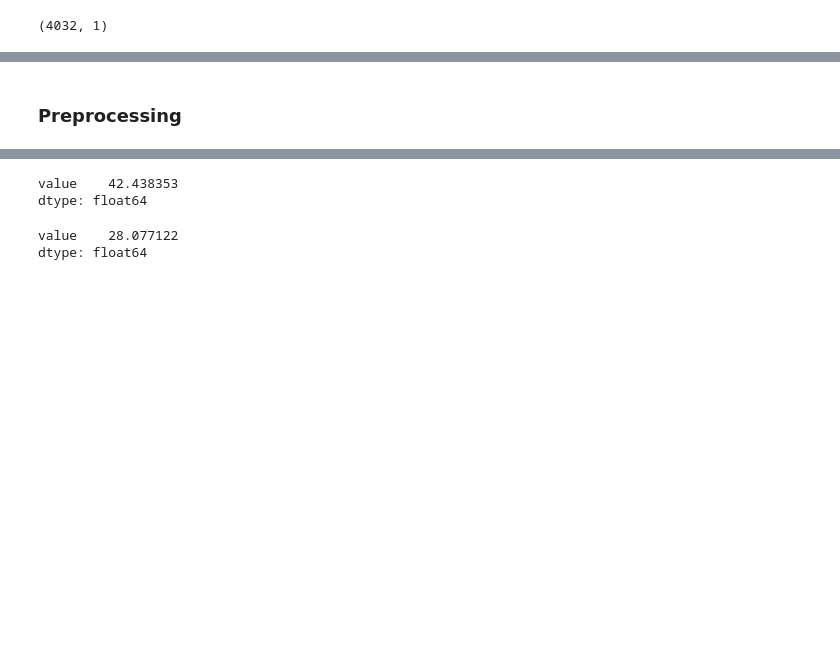
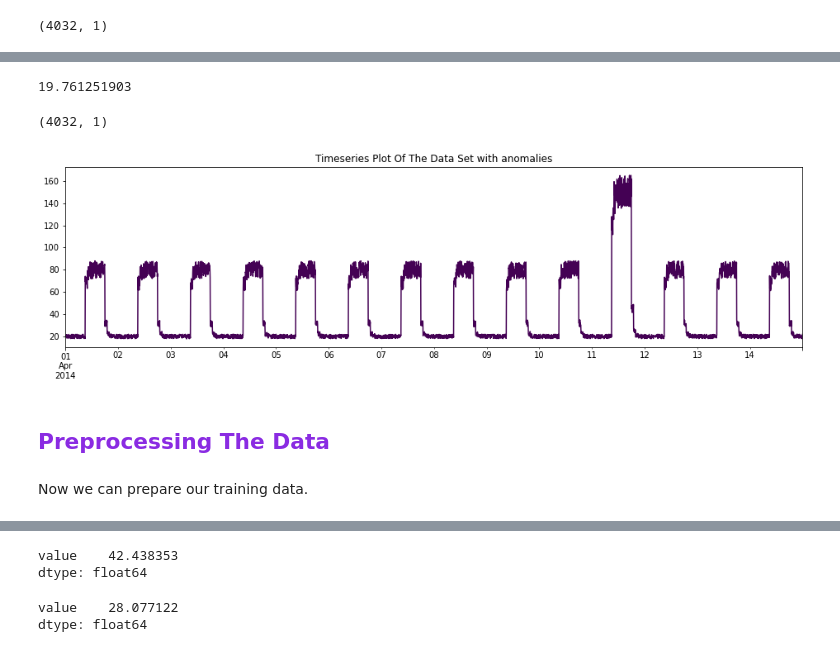
Before and after one commit to MegTully/ML-Stat-Assessment, a Jupyter notebook: Machine Learning Project.ipynb, the cells around one changed output, grey strips where cells are left out. Saved outputs shown, nothing was run; the diff lists cells and outputs as text; code cells hidden in the pictures; blank space fills up the shorter version.

```diff
--- a/Machine Learning Project.ipynb
+++ b/Machine Learning Project.ipynb
@@ -110,2 +158,25 @@ df_small_noise.plot(legend=False, ax=ax);
+# %%
+# # search for the first row of data and return the column 'values'
+df_daily_jumpsup.iloc[0]['value']
+# %% [output]
+19.761251903
+# %%
+# outputs a tuple describing the dimensions of the dataframe
+df_daily_jumpsup.shape
+# %% [output]
+(4032, 1)
+# %%
+# Create a plot and set the size of the figure
+fig, ax = plt.subplots(figsize=(16,4))
+
+# Use pandas to plot small noise data frame and set legend to false
+# ax=ax setting axes equal to the set of axes we created above using pyplot
+#change color of plot [13]
+# ";" gets rid of the return value of the function
+df_daily_jumpsup.plot(legend=False, ax=ax, title ='Timeseries Plot Of The Data Set with anomalies',xlabel="",colormap='viridis');
+# %% [output]
+[figure, added]
 # %% [markdown]
-### Preprocessing
+<h2 style="color: #8A2BE2;">Preprocessing The Data</h2>
+# %% [markdown]
+Now we can prepare our training data.
```
Also changed, not shown: parts of 90 cells of this notebook, 1 other file.
